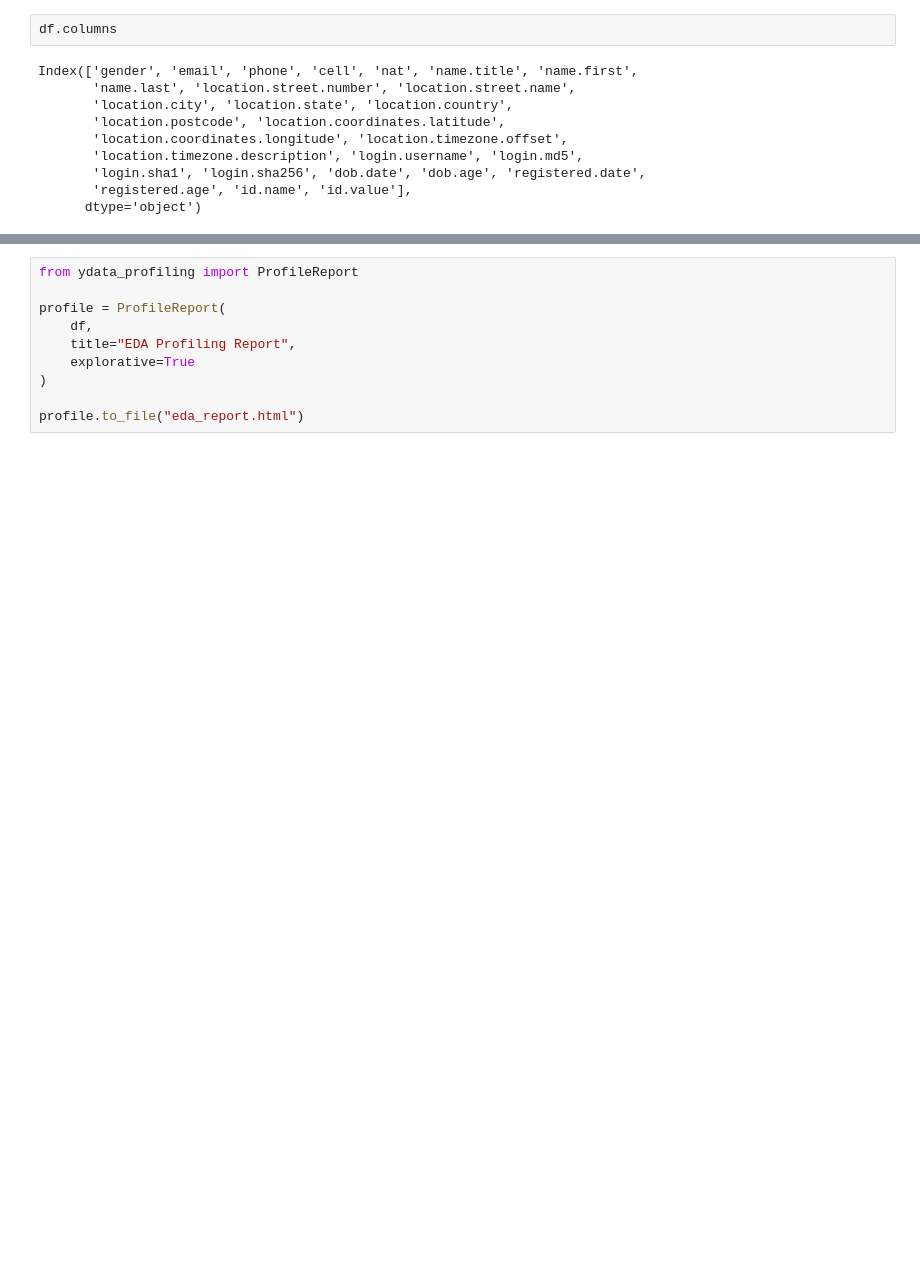
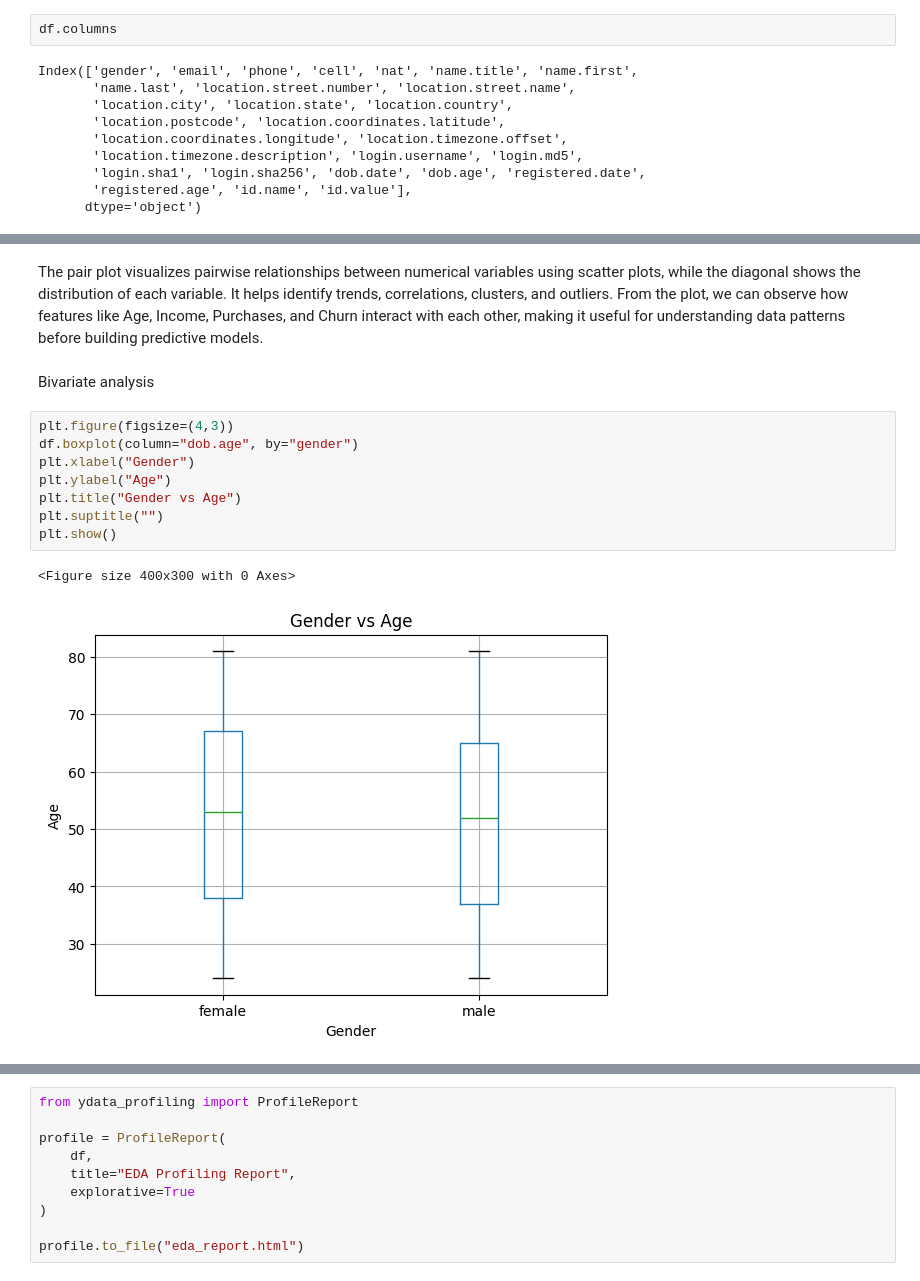
Before and after one commit to adityasavaliya01/New-practice, a Jupyter notebook: Data preprocessing/pr 1/practical.ipynb, the cells around one changed output, grey strips where cells are left out. Drawn from its saved outputs; the diff is of its cells as text; blank space fills up the shorter version.

```diff
--- a/Data preprocessing/pr 1/practical.ipynb
+++ b/Data preprocessing/pr 1/practical.ipynb
@@ -201,0 +251,16 @@ plt.show()
+# %% [markdown]
+The pair plot visualizes pairwise relationships between numerical variables using scatter plots, while the diagonal shows the distribution of each variable. It helps identify trends, correlations, clusters, and outliers.
+From the plot, we can observe how features like Age, Income, Purchases, and Churn interact with each other, making it useful for understanding data patterns before building predictive models.
+# %% [markdown]
+Bivariate analysis
+# %%
+plt.figure(figsize=(4,3))
+df.boxplot(column="dob.age", by="gender")
+plt.xlabel("Gender")
+plt.ylabel("Age")
+plt.title("Gender vs Age")
+plt.suptitle("")
+plt.show()
+# %% [output]
+<Figure size 400x300 with 0 Axes>
+[figure, added]
```
Also changed, not shown: parts of 17 cells of this notebook, 2 other files.
